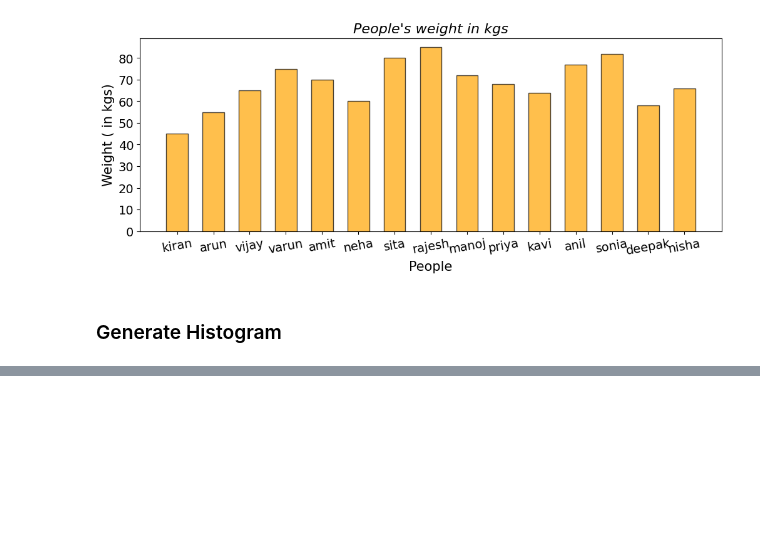
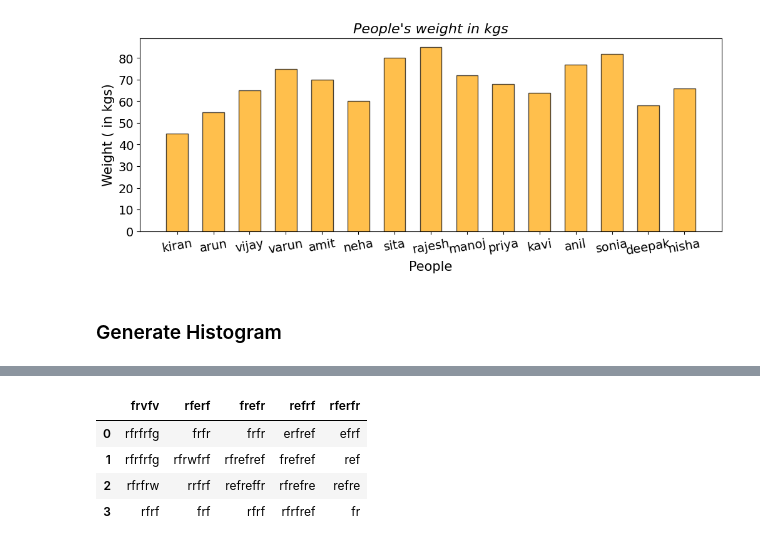
Before and after one commit to 2303a52176/AIML_2303A52176, a Jupyter notebook: Untitled1.ipynb, the cells around one changed output, grey strips where cells are left out. Saved outputs shown, nothing was run; the diff lists cells and outputs as text; code cells hidden in the pictures; blank space fills up the shorter version.

```diff
--- a/Untitled1.ipynb
+++ b/Untitled1.ipynb
@@ -119,0 +145,10 @@ plt.show()
+# %%
+data2 = pd.read_csv("2176csv.csv")
+# %%
+data2
+# %% [output]
+|  | frvfv | rferf | frefr | refrf | rferfr |
+| 0 | rfrfrfg | frfr | frfr | erfref | efrf |
+| 1 | rfrfrfg | rfrwfrf | rfrefref | frefref | ref |
+| 2 | rfrfrw | rrfrf | refreffr | rfrefre | refre |
+| 3 | rfrf | frf | rfrf | rfrfref | fr |
```
Also changed, not shown: parts of 7 cells of this notebook.
